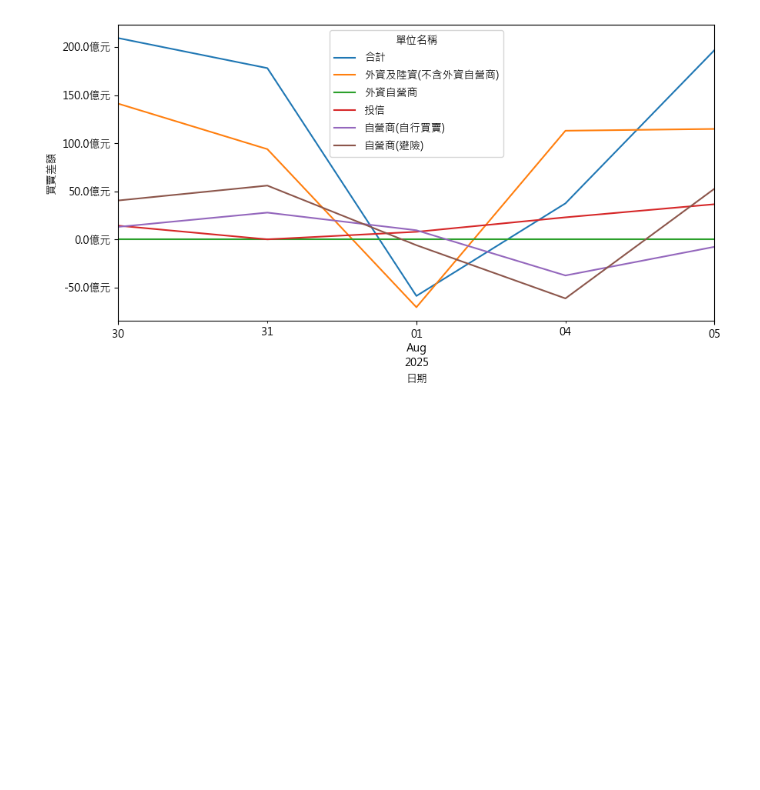
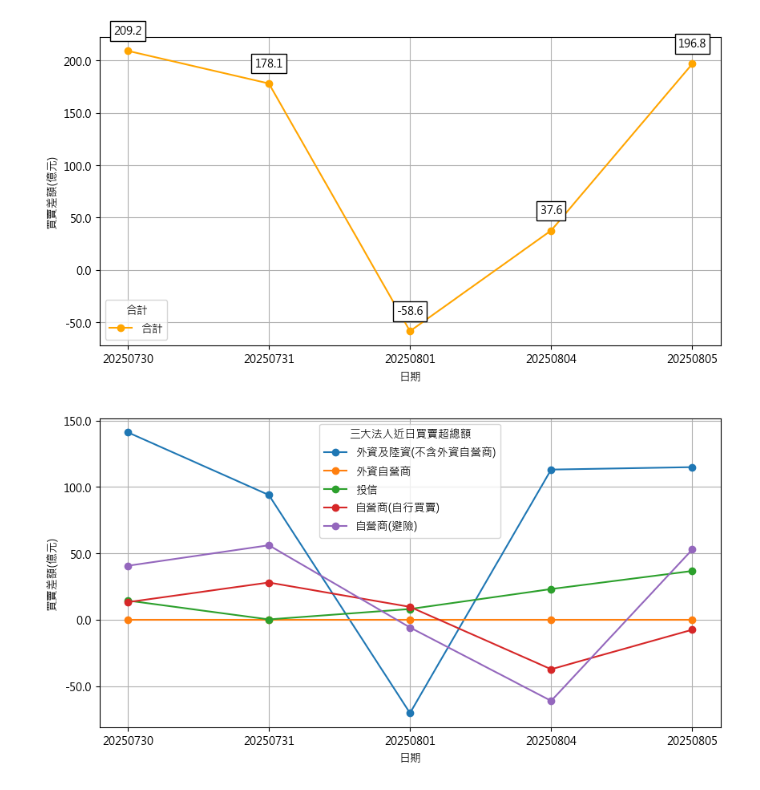
Before and after one commit to zxzxasas1/Python-Application, a Jupyter notebook: 爬蟲/動態爬蟲 ( Selenium )/三大法人每日買賣超資料抓取/code.ipynb, the cells around one changed output. Saved outputs shown, nothing was run; the diff lists cells and outputs as text; code cells hidden in the pictures; blank space fills up the shorter version.

```diff
--- a/爬蟲/動態爬蟲 ( Selenium )/三大法人每日買賣超資料抓取/code.ipynb
+++ b/爬蟲/動態爬蟲 ( Selenium )/三大法人每日買賣超資料抓取/code.ipynb
@@ -239,12 +125,15 @@ from selenium.webdriver.common.by import By
 from selenium.webdriver.support.ui import WebDriverWait
 from selenium.webdriver.support import expected_conditions
 from selenium.webdriver.support.ui import Select
-from datetime import date , timedelta
+from datetime import datetime , date , timedelta
 import os
 import csv
 import pandas
 import matplotlib.pyplot as matplot
 from matplotlib.ticker import FuncFormatter
+from matplotlib.dates import DateFormatter
+from matplotlib.dates import num2date
+
 
 download_path = "download_20250805"
 
@@ -263,37 +152,90 @@ for file in files :
     dataframe["日期"] = file.split(".")[0]
 
     all_data.append(dataframe)
 
 # 把資料合併
 
 combine = pandas.concat(all_data)
 
 # 再把資料調整成適合的型別
 
-combine["日期"] = pandas.to_datetime(combine["日期"])
+# combine["日期"] = pandas.to_datetime(combine["日期"])
 combine["買賣差額"] = pandas.to_numeric(combine["買賣差額"].str.replace(",","",regex=False))
 
 # 用 .pivot() 來將所有類別資料都顯示在同一張圖上
 
 pivot = combine.pivot(index="日期",columns="單位名稱",values="買賣差額")
+
+pivot_total = pivot["合計"]
 
 # 用 matplot.rcParsms 讓圖表內顯示中文
 
 matplot.rcParams["font.family"] = "Microsoft JhengHei"
 matplot.rcParams["axes.unicode_minus"] = False
 
 # 用 matplot.gca().yaxis.set_major_formattor 讓 y 軸顯示想要的單位
 
-def format_y (val,_) :
+# def format_x (val_1,_) :
 
-    return f"{val/1e8:.1f}億元"
+#     print(val_1)
 
-# 畫圖
+#     x_date = num2date(val_1)
 
-pivot.plot(figsize=(10,5))
+#     return x_date
+
+def format_y (val_2,_) :
+
+    return f"{val_2/1e8:.1f}"
+
+# 畫圖 ( 可以用一個變數接住圖形物件，方法除了畫圖外也有回傳東西 )
+
+figure_total = pivot_total.plot(figsize=(10,5),marker="o",color="orange")
+
+# 把每一個點標示數值
+
+# for x , y in pivot.items() :
+
+#     figure.text(x,y,f"{y/1e8:.1f}")
+
+for i , (x , y) in enumerate(pivot_total.items()) :
+
+    figure_total.annotate(f"{y/1e8:.1f}", xy = (i,y), xytext=(0,15),ha="center",textcoords="offset points",bbox=dict(boxstyle="square,pad=0.3",facecolor = "white",edgecolor="black"))
+
+figure_total.set_xticks(range(len(pivot_total.index)))
+figure_total.set_xticklabels(pivot_total.index)
+
+# 用 matplot.gca().xaxis.set_major_formatter(DateFormatter()) 來調整 x 軸顯示時間
+
 matplot.xlabel("日期")
-matplot.ylabel("買賣差額")
+matplot.ylabel("買賣差額(億元)")
+# matplot.gca().xaxis.set_major_formatter(FuncFormatter(format_x))
+# matplot.gca().xaxis.set_major_formatter(DateFormatter("%Y-%m-%d"))
 matplot.gca().yaxis.set_major_formatter(FuncFormatter(format_y))
+matplot.legend(title="合計",fontsize=10)
+matplot.grid()
 matplot.show()
+
+# 再畫第二張圖：各個類別的線條
+
+# 用 drop 把不要的類別拿掉，可以用 columns = ( , ) 來拿掉多個類別
+
+pivot_individual = pivot.drop(columns="合計")
+
+figure_individual = pivot_individual.plot(figsize=(10,5),marker="o")
+
+# for i , (x , y) in enumerate(pivot_individual.items()) :
+
+#     figure_individual.annotate(f"{y/1e8:.1f}", xy = (i,y), xytext=(0,15),ha="center",textcoords="offset points",bbox=dict(boxstyle="square,pad=0.3",facecolor = "white",edgecolor="black"))
+
+figure_individual.set_xticks(range(len(pivot_individual.index)))
+figure_individual.set_xticklabels(pivot_individual.index)
+
+matplot.xlabel("日期")
+matplot.ylabel("買賣差額(億元)")
+matplot.gca().yaxis.set_major_formatter(FuncFormatter(format_y))
+matplot.legend(title="三大法人近日買賣超總額",fontsize=10)
+matplot.grid()
+matplot.show()
 # %% [output]
-[figure, old version]
+[figure, new version]
+[figure, added]
```
Also changed, not shown: parts of 3 cells of this notebook, 2 other files.
